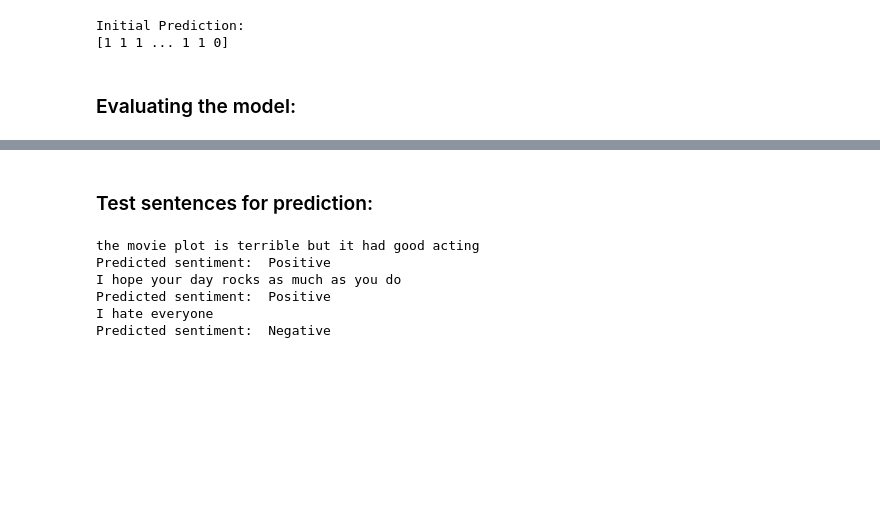
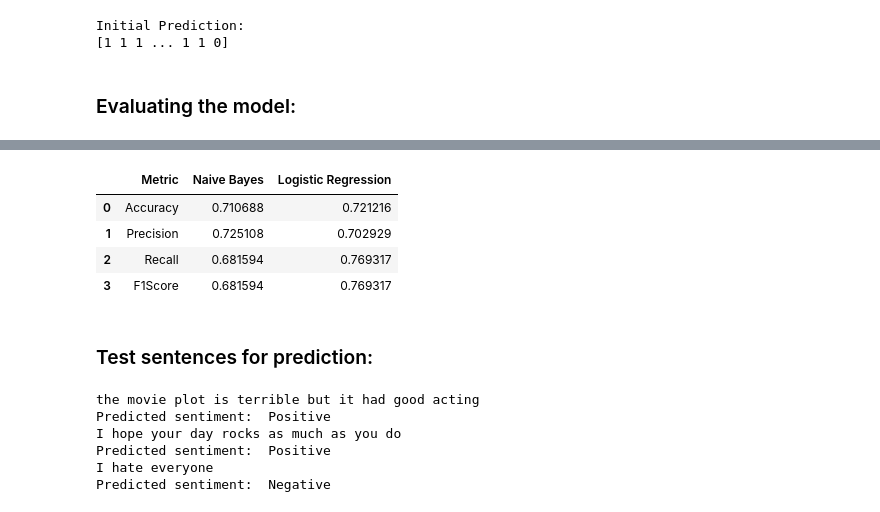
Before and after one commit to thomson18/sentiment_analysis, a Jupyter notebook: sentiment_analysis.ipynb, the cells around one changed output, grey strips where cells are left out. Cells and saved outputs as stored; diff of their text form; code cells hidden in the pictures; blank space fills up the shorter version.

```diff
--- a/sentiment_analysis.ipynb
+++ b/sentiment_analysis.ipynb
@@ -358,7 +379,7 @@ MultinomialNB()
 ### Making initial prediction:
 # %%
 # X_test = vectorizer.transform(X_test)
-y_pred = model_nb.predict(X_test_tfidf)
+y_pred_nb = model_nb.predict(X_test_tfidf)
 # %% [markdown]
 ### Displaying initial prediction:
 # %%
@@ -409,3 +430,17 @@ F1: 0.7091691323470611
+# %%
+def metrics(y_test, y_pred):
+    metrics = []
+    accuracy = accuracy_score(y_test, y_pred)
+    precision = precision_score(y_test, y_pred)
+    recall = recall_score(y_test, y_pred)
+    f1 = recall_score(y_test, y_pred)
+    metrics.append(accuracy)
+    metrics.append(precision)
+    metrics.append(recall)
+    metrics.append(f1)
+    return metrics
+# %%
+nb_metrics = metrics(y_test, y_pred)
 # %%
 # Import LogisticRegression from sklearn
 from sklearn.linear_model import LogisticRegression
@@ -426,3 +461,23 @@ Logistic Regression Accuracy: 0.727446875
+# %%
+lr_metrics = metrics(y_test, y_pred_lr)
+# %%
+# Creating a table which contain all the metrics
+
+metrics_table = {'Metric': ['Accuracy','Precision','Recall',
+                       'F1Score'],
+        'Naive Bayes': nb_metrics,
+        'Logistic Regression': lr_metrics
+        }
+
+df_metrics = pd.DataFrame(metrics_table ,columns = ['Metric', 'Naive Bayes', 'Logistic Regression'] )
+
+df_metrics
+# %% [output]
+|  | Metric | Naive Bayes | Logistic Regression |
+| 0 | Accuracy | 0.710688 | 0.721216 |
+| 1 | Precision | 0.725108 | 0.702929 |
+| 2 | Recall | 0.681594 | 0.769317 |
+| 3 | F1Score | 0.681594 | 0.769317 |
 # %% [markdown]
 ### Test sentences for prediction:
 # %%
```
Also changed, not shown: parts of 12 cells of this notebook.
